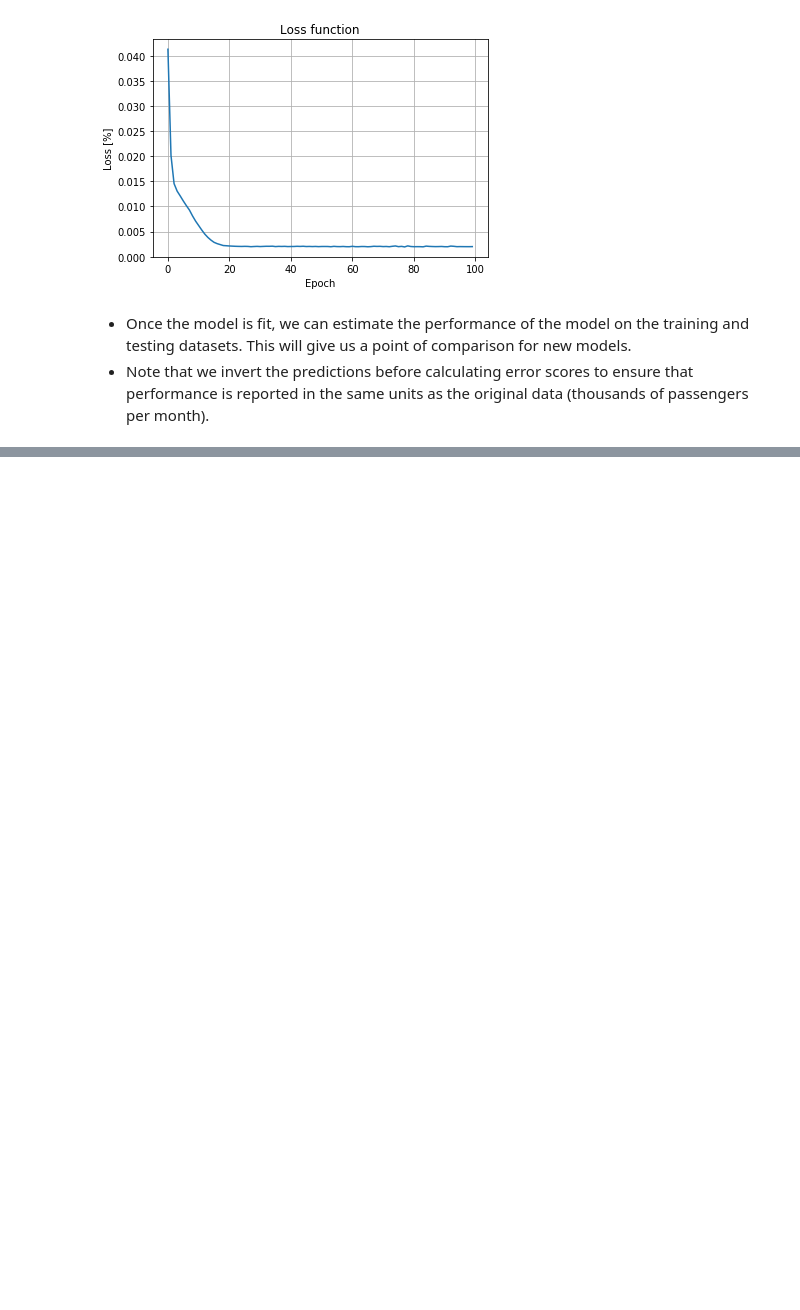
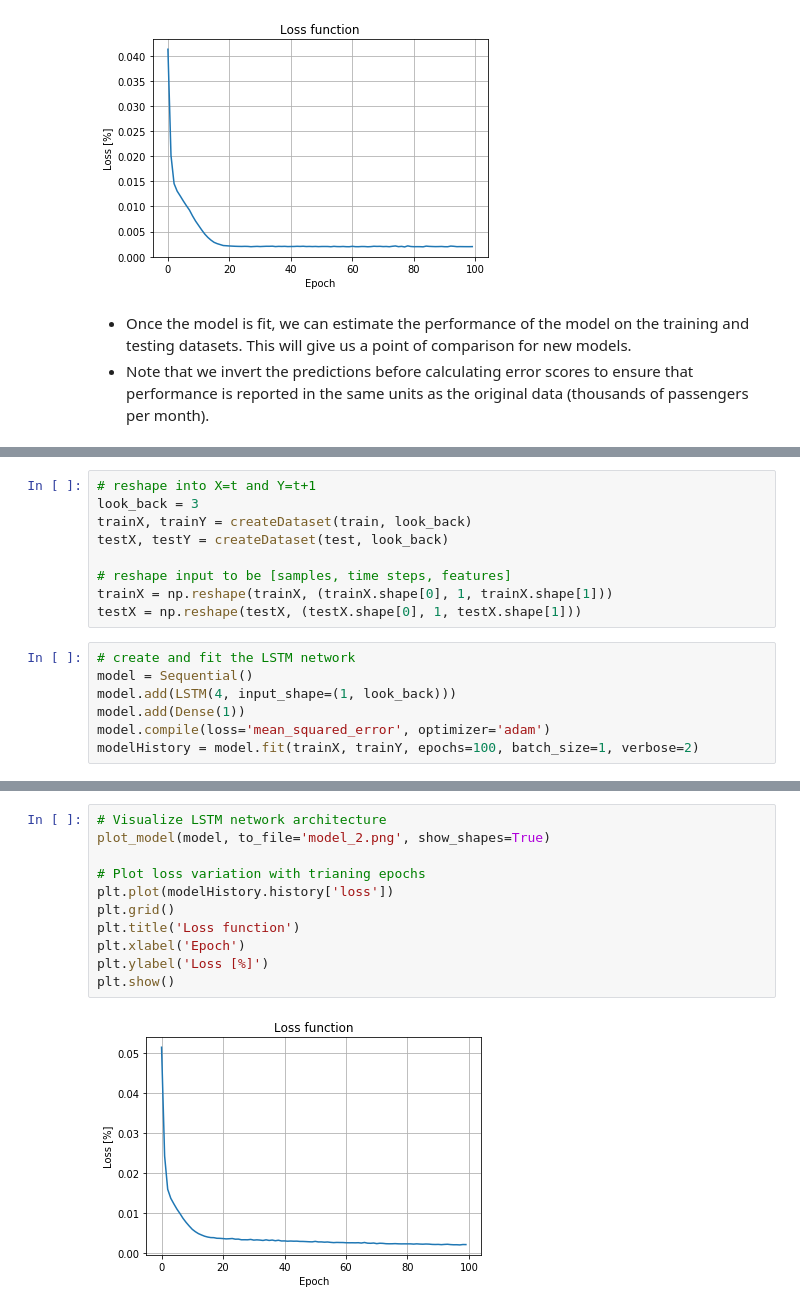
Before and after one commit to eldrad294/ICS5110_Practical_Assignment, a Jupyter notebook: src/Nicholas/LSTMExperimentation/01_TimeSeriesPredictionsWithLSTM/TimeSeriesPredictionsWithLSTM.ipynb, the cells around one changed output, grey strips where cells are left out. Saved outputs shown, nothing was run; the diff lists cells and outputs as text; blank space fills up the shorter version.

Commit message:
Updated LSTM univariate TS predictions

```diff
--- a/src/Nicholas/LSTMExperimentation/01_TimeSeriesPredictionsWithLSTM/TimeSeriesPredictionsWithLSTM.ipynb
+++ b/src/Nicholas/LSTMExperimentation/01_TimeSeriesPredictionsWithLSTM/TimeSeriesPredictionsWithLSTM.ipynb
@@ -256,0 +266,16 @@ plt.show()
+# %%
+# reshape into X=t and Y=t+1
+look_back = 3
+trainX, trainY = createDataset(train, look_back)
+testX, testY = createDataset(test, look_back)
+
+# reshape input to be [samples, time steps, features]
+trainX = np.reshape(trainX, (trainX.shape[0], 1, trainX.shape[1]))
+testX = np.reshape(testX, (testX.shape[0], 1, testX.shape[1]))
+# %%
+# create and fit the LSTM network
+model = Sequential()
+model.add(LSTM(4, input_shape=(1, look_back)))
+model.add(Dense(1))
+model.compile(loss='mean_squared_error', optimizer='adam')
+modelHistory = model.fit(trainX, trainY, epochs=100, batch_size=1, verbose=2)
@@ -256,0 +300,13 @@ plt.show()
+# %%
+# Visualize LSTM network architecture
+plot_model(model, to_file='model_2.png', show_shapes=True)
+
+# Plot loss variation with trianing epochs
+plt.plot(modelHistory.history['loss'])
+plt.grid()
+plt.title('Loss function')
+plt.xlabel('Epoch')
+plt.ylabel('Loss [%]')
+plt.show()
+# %% [output]
+[figure, added]
```
Also changed, not shown: parts of 27 cells of this notebook.
